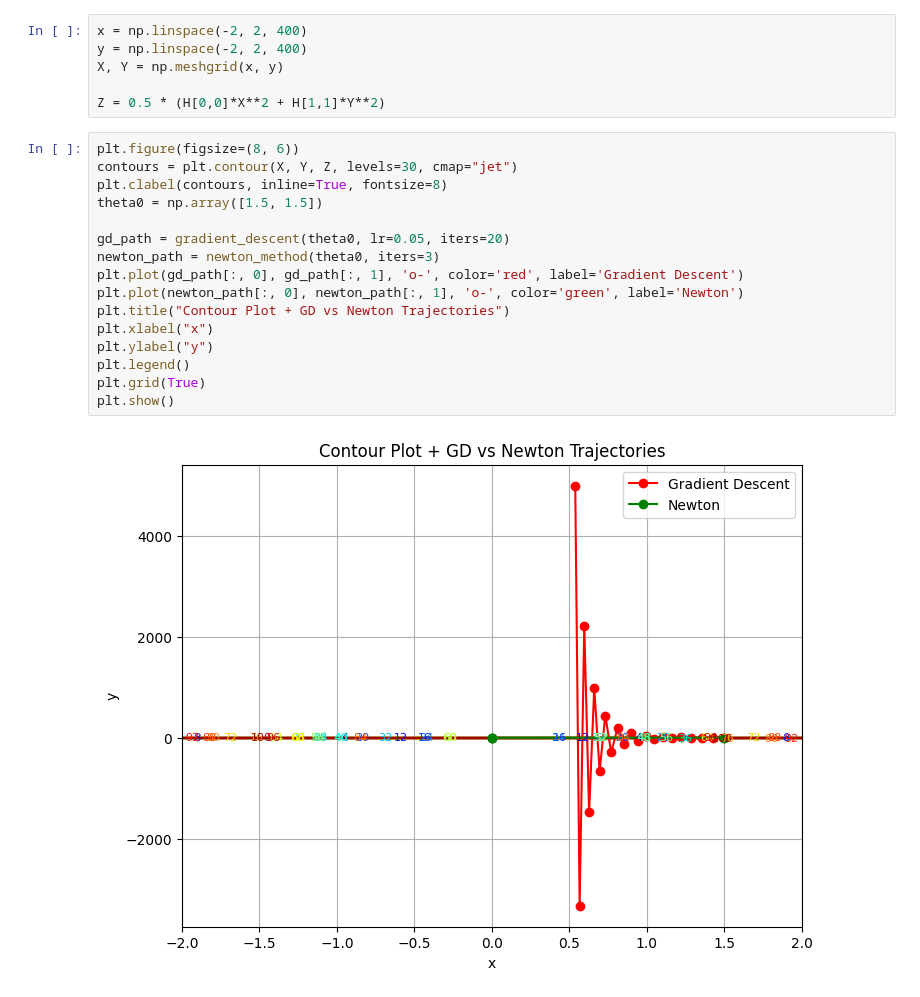
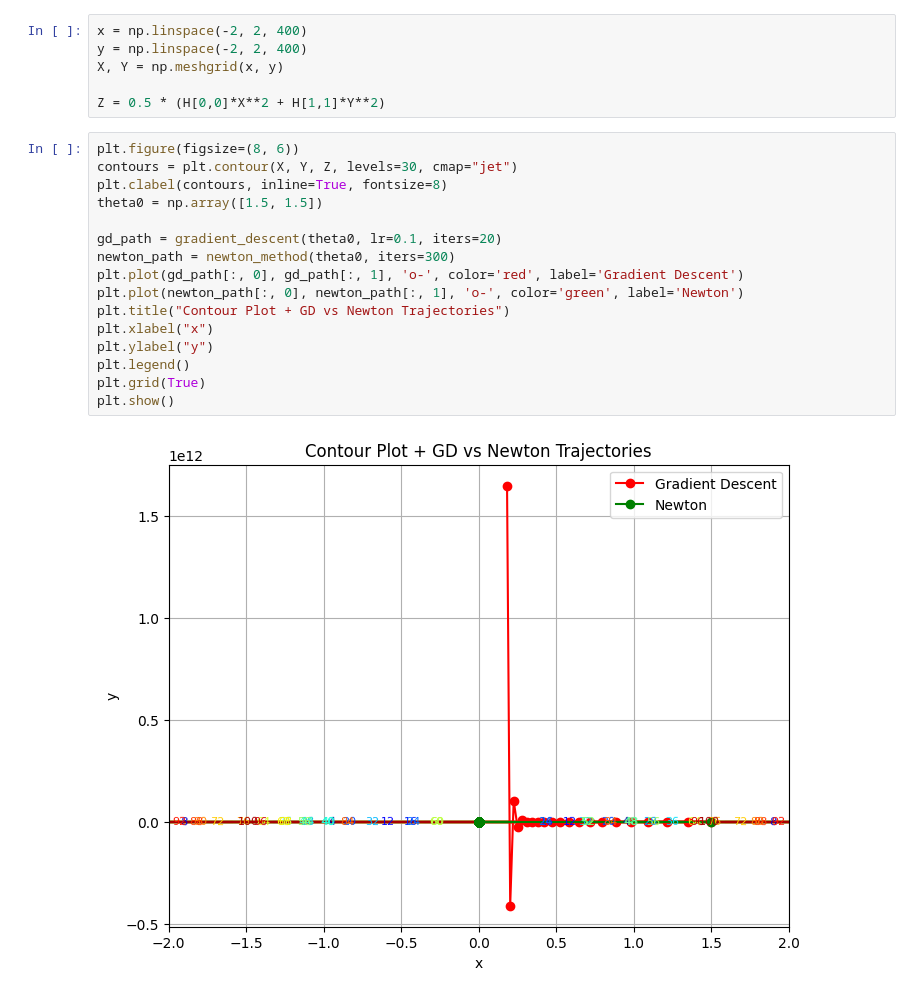
Before and after one commit to Rezarsa82/geometry_of_learning, a Jupyter notebook: main.ipynb, the cells around one changed output. Drawn from its saved outputs; the diff is of its cells as text.

```diff
--- a/main.ipynb
+++ b/main.ipynb
@@ -74,18 +74,18 @@ Z = 0.5 * (H[0,0]*X**2 + H[1,1]*Y**2)
 # %%
 plt.figure(figsize=(8, 6))
 contours = plt.contour(X, Y, Z, levels=30, cmap="jet")
 plt.clabel(contours, inline=True, fontsize=8)
 theta0 = np.array([1.5, 1.5])
 
-gd_path = gradient_descent(theta0, lr=0.05, iters=20)
-newton_path = newton_method(theta0, iters=3)
+gd_path = gradient_descent(theta0, lr=0.1, iters=20)
+newton_path = newton_method(theta0, iters=300)
 plt.plot(gd_path[:, 0], gd_path[:, 1], 'o-', color='red', label='Gradient Descent')
 plt.plot(newton_path[:, 0], newton_path[:, 1], 'o-', color='green', label='Newton')
 plt.title("Contour Plot + GD vs Newton Trajectories")
 plt.xlabel("x")
 plt.ylabel("y")
 plt.legend()
 plt.grid(True)
 plt.show()
 # %% [output]
-[figure, old version]
+[figure, new version]
```
Also changed, not shown: parts of 1 cell of this notebook.
